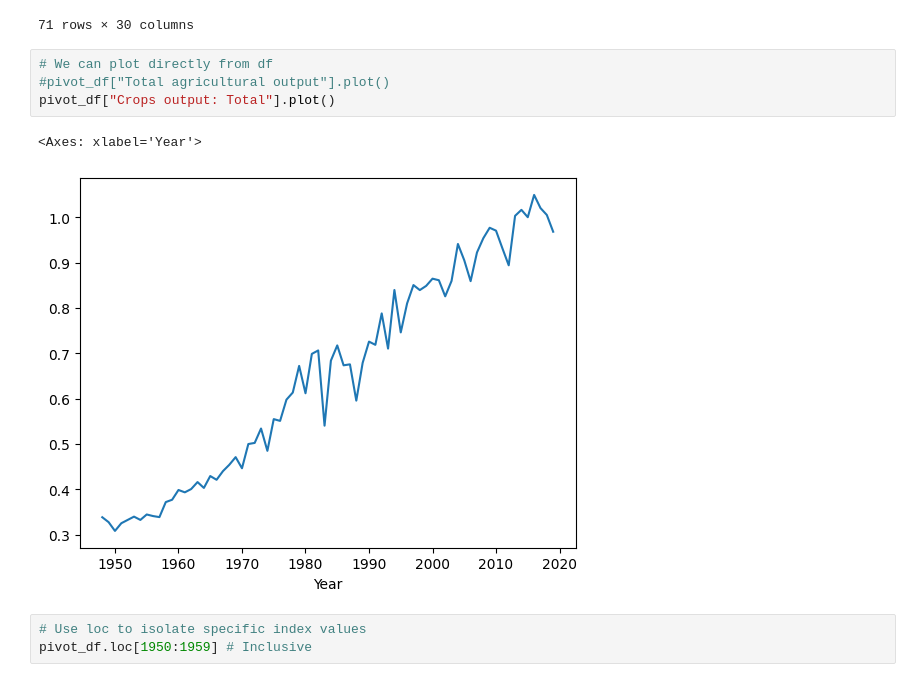
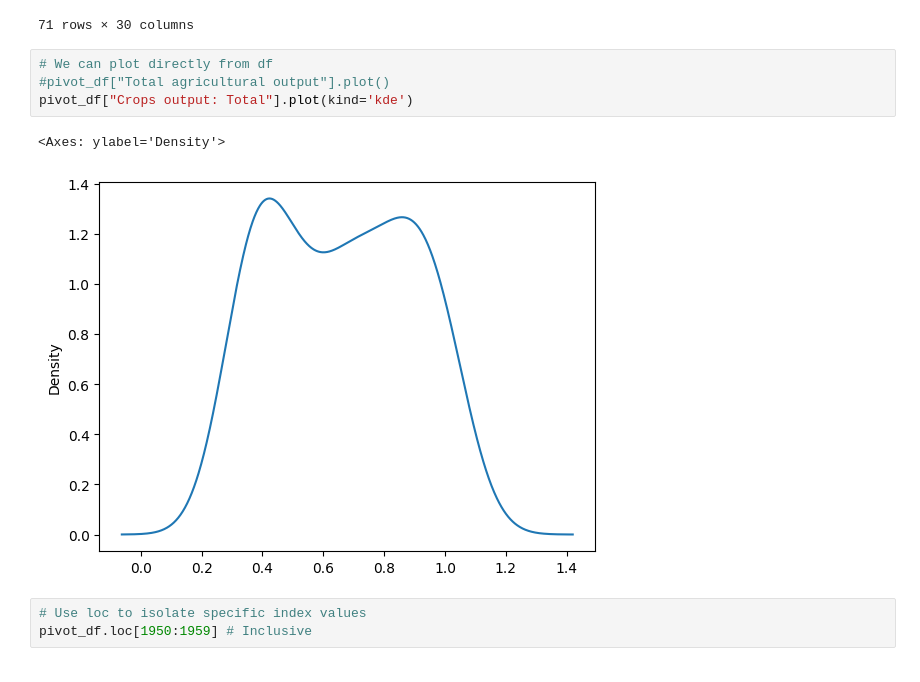
Before and after one commit to setiadha-unc/data720, a Jupyter notebook: Unit 6/basic_functions_in_pandas.ipynb, the cells around one changed output. Cells and saved outputs as stored; diff of their text form.

```diff
--- a/Unit 6/basic_functions_in_pandas.ipynb
+++ b/Unit 6/basic_functions_in_pandas.ipynb
@@ -142,10 +142,10 @@ pivot_df
 # %%
 # We can plot directly from df
 #pivot_df["Total agricultural output"].plot()
-pivot_df["Crops output: Total"].plot()
+pivot_df["Crops output: Total"].plot(kind='kde')
 # %% [output]
-<Axes: xlabel='Year'>
+<Axes: ylabel='Density'>
-[figure, old version]
+[figure, new version]
 # %%
 # Use loc to isolate specific index values
 pivot_df.loc[1950:1959] # Inclusive
```
Also changed, not shown: parts of 1 cell of this notebook, 15 other files.
